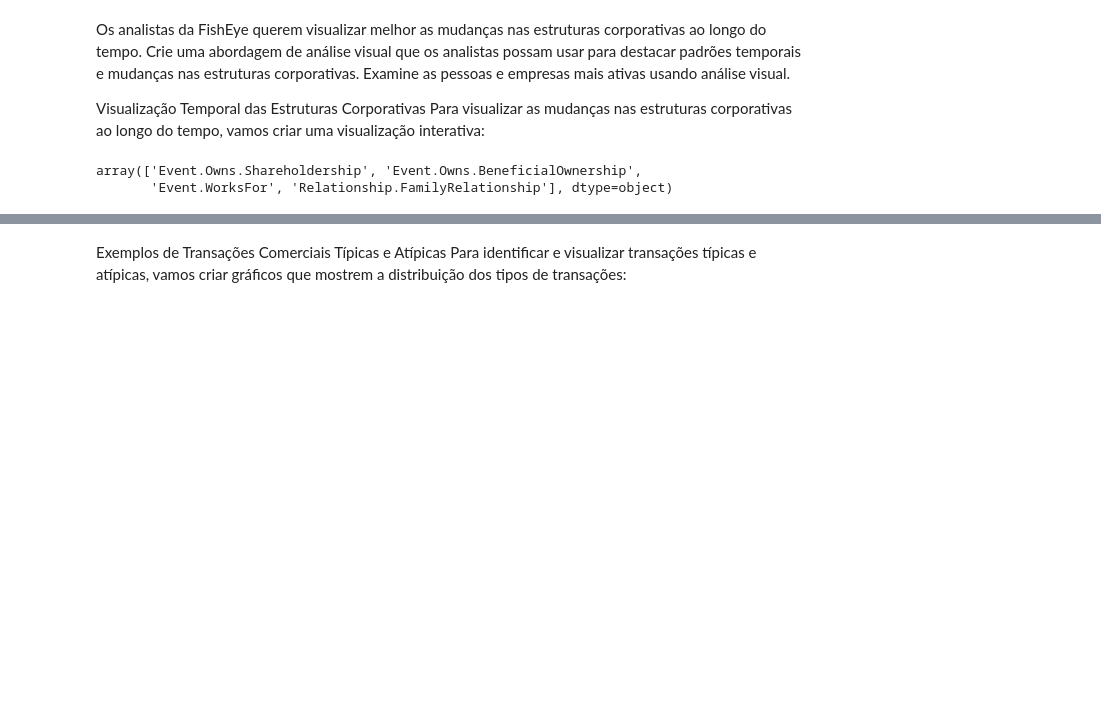
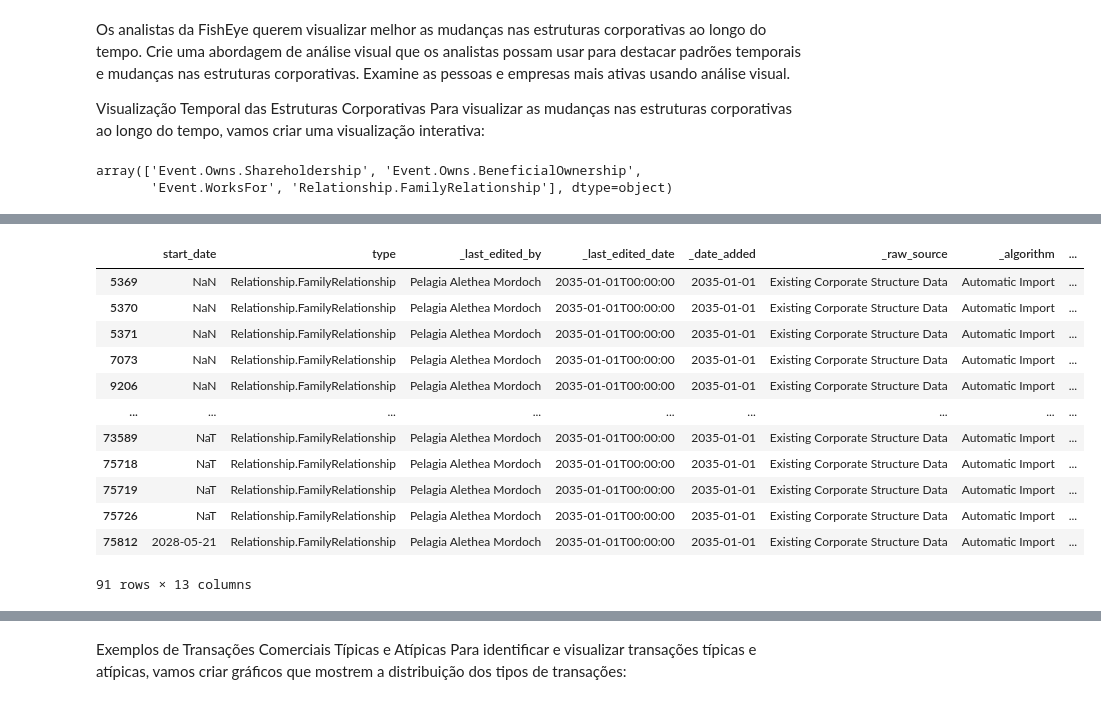
Before and after one commit to bettachini/visualizacion, a Jupyter notebook: vast2024/analisis2.ipynb, the cells around one changed output, grey strips where cells are left out. Cells and saved outputs as stored; diff of their text form; code cells hidden in the pictures; blank space fills up the shorter version.

```diff
--- a/vast2024/analisis2.ipynb
+++ b/vast2024/analisis2.ipynb
@@ -119,0 +190,20 @@ fig.show()
+# %%
+# Contagem de relações por ano
+data_filtered = df_links[df_links['type'] == 'Relationship.FamilyRelationship']
+
+data_filtered['_date_added'] = data_filtered['_date_added'].apply(convert_to_date)
+data_filtered['year_added'] = pd.to_datetime(data_filtered['_date_added']).dt.year
+
+relations_per_year = data_filtered.groupby(['year_added', 'type', 'source']).size().reset_index(name='counts')
+relations_per_year = relations_per_year.groupby(['year_added', 'type'])['counts'].size().reset_index(name='counts')
+
+# Criação da visualização temporal
+fig = px.bar(relations_per_year, x='year_added', y='counts', color='type', title='Mudanças nas Estruturas Corporativas ao Longo do Tempo')
+fig.update_layout(
+    #xaxis_title='Ano',
+    #yaxis_title='Média de Contagens',
+    xaxis_tickangle=-90,
+    xaxis={'dtick': 1}#,  # Garantir que todos os anos sejam exibidos
+    #xaxis={'categoryorder': 'array', 'categoryarray': average_relations_per_year_type_target['year']}
+)
+fig.show()
@@ -119,0 +222,16 @@ fig.show()
+# %%
+data_filtered
+# %% [output]
+|  | start_date | type | _last_edited_by | _last_edited_date | _date_added | _raw_source | _algorithm | ... |
+| 5369 | NaN | Relationship.FamilyRelationship | Pelagia Alethea Mordoch | 2035-01-01T00:00:00 | 2035-01-01 | Existing Corporate Structure Data | Automatic Import | ... |
+| 5370 | NaN | Relationship.FamilyRelationship | Pelagia Alethea Mordoch | 2035-01-01T00:00:00 | 2035-01-01 | Existing Corporate Structure Data | Automatic Import | ... |
+| 5371 | NaN | Relationship.FamilyRelationship | Pelagia Alethea Mordoch | 2035-01-01T00:00:00 | 2035-01-01 | Existing Corporate Structure Data | Automatic Import | ... |
+| 7073 | NaN | Relationship.FamilyRelationship | Pelagia Alethea Mordoch | 2035-01-01T00:00:00 | 2035-01-01 | Existing Corporate Structure Data | Automatic Import | ... |
+| 9206 | NaN | Relationship.FamilyRelationship | Pelagia Alethea Mordoch | 2035-01-01T00:00:00 | 2035-01-01 | Existing Corporate Structure Data | Automatic Import | ... |
+| ... | ... | ... | ... | ... | ... | ... | ... | ... |
+| 73589 | NaT | Relationship.FamilyRelationship | Pelagia Alethea Mordoch | 2035-01-01T00:00:00 | 2035-01-01 | Existing Corporate Structure Data | Automatic Import | ... |
+| 75718 | NaT | Relationship.FamilyRelationship | Pelagia Alethea Mordoch | 2035-01-01T00:00:00 | 2035-01-01 | Existing Corporate Structure Data | Automatic Import | ... |
+| 75719 | NaT | Relationship.FamilyRelationship | Pelagia Alethea Mordoch | 2035-01-01T00:00:00 | 2035-01-01 | Existing Corporate Structure Data | Automatic Import | ... |
+| 75726 | NaT | Relationship.FamilyRelationship | Pelagia Alethea Mordoch | 2035-01-01T00:00:00 | 2035-01-01 | Existing Corporate Structure Data | Automatic Import | ... |
+| 75812 | 2028-05-21 | Relationship.FamilyRelationship | Pelagia Alethea Mordoch | 2035-01-01T00:00:00 | 2035-01-01 | Existing Corporate Structure Data | Automatic Import | ... |
+91 rows × 13 columns
```
Also changed, not shown: parts of 11 cells of this notebook.
